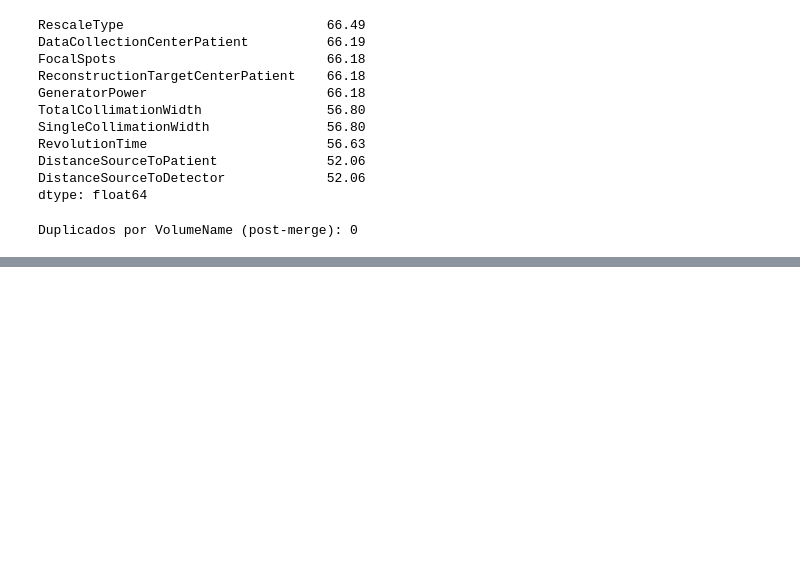
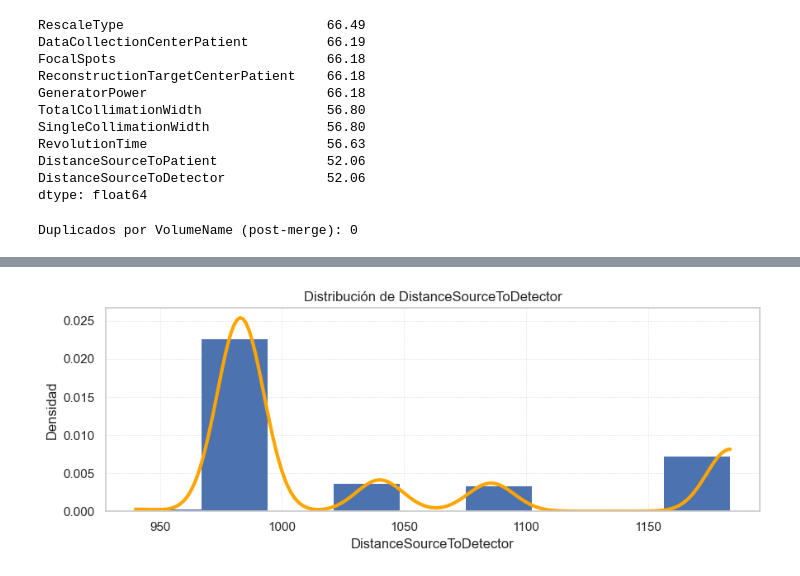
Before and after one commit to JeroHoyos/Reto-VLM3D-UNALMED, a Jupyter notebook: notebooks/otros_labels.ipynb, the cells around one changed output, grey strips where cells are left out. Cells and saved outputs as stored; diff of their text form; code cells hidden in the pictures; blank space fills up the shorter version.

```diff
--- a/notebooks/otros_labels.ipynb
+++ b/notebooks/otros_labels.ipynb
@@ -274,0 +220,18 @@ Top modelos:
+# %%
+col = "DistanceSourceToDetector"
+
+if col in df_full.columns:
+    x = df_full[col].dropna().astype(float)
+
+    bins = np.linspace(x.min(), x.max(), 10)
+
+    plt.figure(figsize=(9, 3.5))
+    plt.hist(x, bins=bins, density=True, rwidth=1.0, edgecolor="none")
+    if x.nunique() > 1:
+        sns.kdeplot(x, color="orange", lw=3, bw_adjust=0.9, clip=(x.min(), x.max()))
+    plt.title(f"Distribución de {col}")
+    plt.xlabel(col); plt.ylabel("Densidad")
+    plt.grid(True, ls="--", lw=0.5, alpha=0.5)
+    plt.tight_layout(); plt.show()
+# %% [output]
+[figure, added]
```
Also changed, not shown: parts of 9 cells of this notebook.
